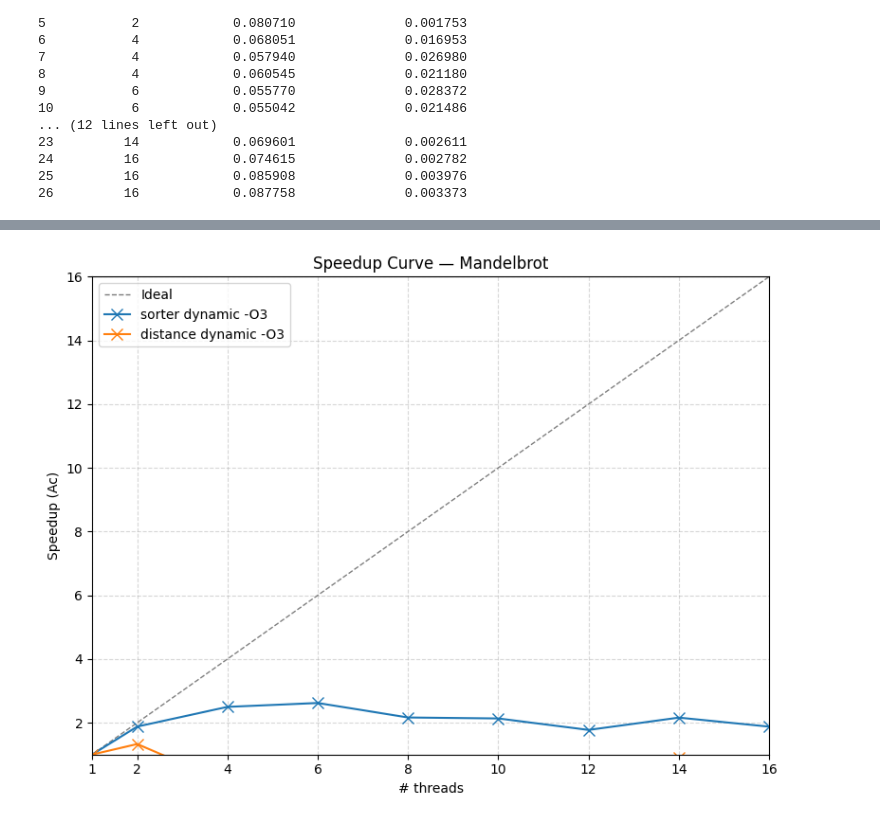
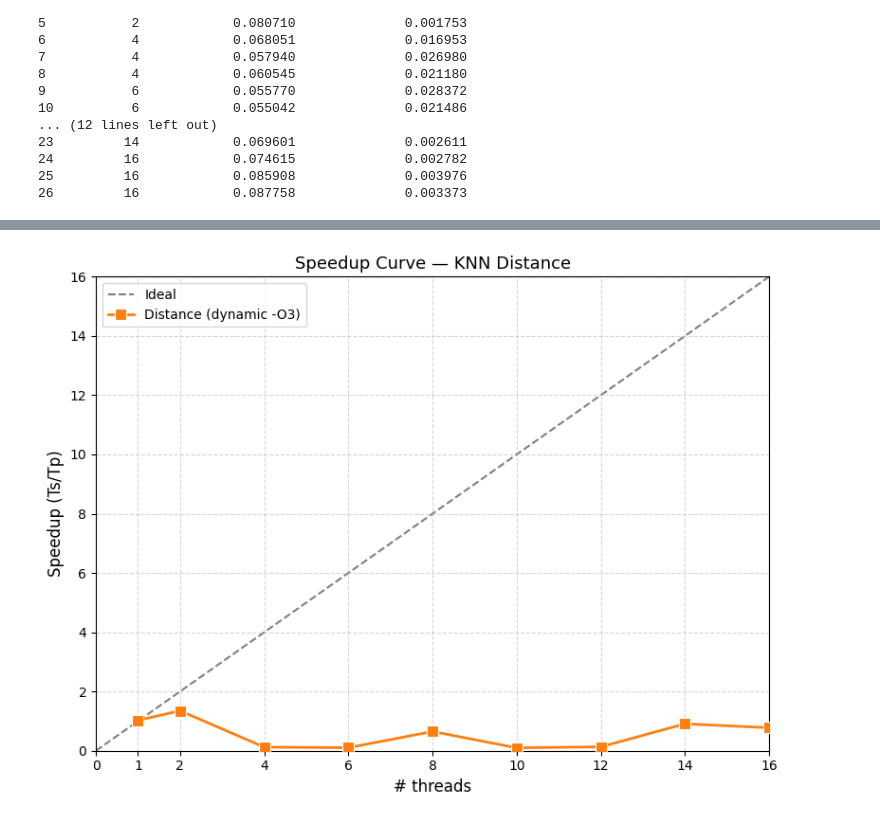
Before and after one commit to affonsoviccari/udesc_master_ppgca_course_ppa, a Jupyter notebook: 3_assignments/4_knn/graph.ipynb, the cells around one changed output, grey strips where cells are left out. Drawn from its saved outputs; the diff is of its cells as text; code cells hidden in the pictures.

Commit message:
Some updates of how to plot results, and appending graph result png.

```diff
--- a/3_assignments/4_knn/graph.ipynb
+++ b/3_assignments/4_knn/graph.ipynb
@@ -64,37 +63,39 @@ plt.show()
 # %%
 import matplotlib.pyplot as plt
+import numpy as np
 
-# Mean per thread count
-means = df.groupby("# threads")[["distance dynamic -O3"]].mean().sort_index()
+col = "distance dynamic -O3"
 
-# Ts = T1 (mean execution time with 1 thread)
-Ts = means.loc[1]
+Ts_val = df[df["# threads"] == 1][col].mean()
+df_ac = df.copy()
+df_ac[col] = Ts_val / df[col]
 
-# Ac = Ts / Tp
-ac = Ts / means
+grouped = df_ac.groupby("# threads")[[col]]
+ac_mean = grouped.mean().sort_index()
+ac_std = grouped.std().sort_index()
 
-threads = means.index.tolist()
-schedules = ["distance dynamic -O3"]
-colors = ["tab:orange"]
+threads = ac_mean.index.tolist()
+max_t = threads[-1]
+y = ac_mean[col].values
 
 fig, ax = plt.subplots(figsize=(8, 6))
 
-# Ideal speedup line (1:1 reference)
-ax.plot(threads, threads, linestyle='--', color='gray', linewidth=1, label='Ideal')
+ax.plot([0, max_t], [0, max_t], linestyle="--", color="gray", linewidth=1.5, label="Ideal", zorder=1)
 
-for sched, color in zip(schedules, colors):
-    ax.plot(threads, ac[sched], marker='x', color=color, markersize=8, linewidth=1.5, label=sched)
+ax.plot(threads, y, marker="s", color="tab:orange", markersize=8,
+        linewidth=2.0, markeredgecolor="white", markeredgewidth=0.8,
+        label="Distance (dynamic -O3)", zorder=3)
 
-ax.set_xlabel("# threads")
-ax.set_ylabel("Speedup (Ac)")
-ax.set_title("Speedup Curve — Mandelbrot")
-ax.set_xticks(threads)
-ax.set_xlim(1, threads[-1])
-ax.set_ylim(1, threads[-1])
-ax.legend(loc='upper left')
-ax.grid(True, linestyle='--', alpha=0.5)
+ax.set_xlabel("# threads", fontsize=12)
+ax.set_ylabel("Speedup (Ts/Tp)", fontsize=12)
+ax.set_title("Speedup Curve — KNN Distance", fontsize=13)
+ax.set_xticks([0] + threads)
+ax.set_xlim(0, max_t)
+ax.set_ylim(0, max_t)
+ax.legend(loc="upper left", fontsize=10)
+ax.grid(True, linestyle="--", alpha=0.5)
 
 plt.tight_layout()
 plt.show()
 # %% [output]
-[figure, old version]
+[figure, new version]
```
Also changed, not shown: parts of 2 cells of this notebook, 2 other files.
